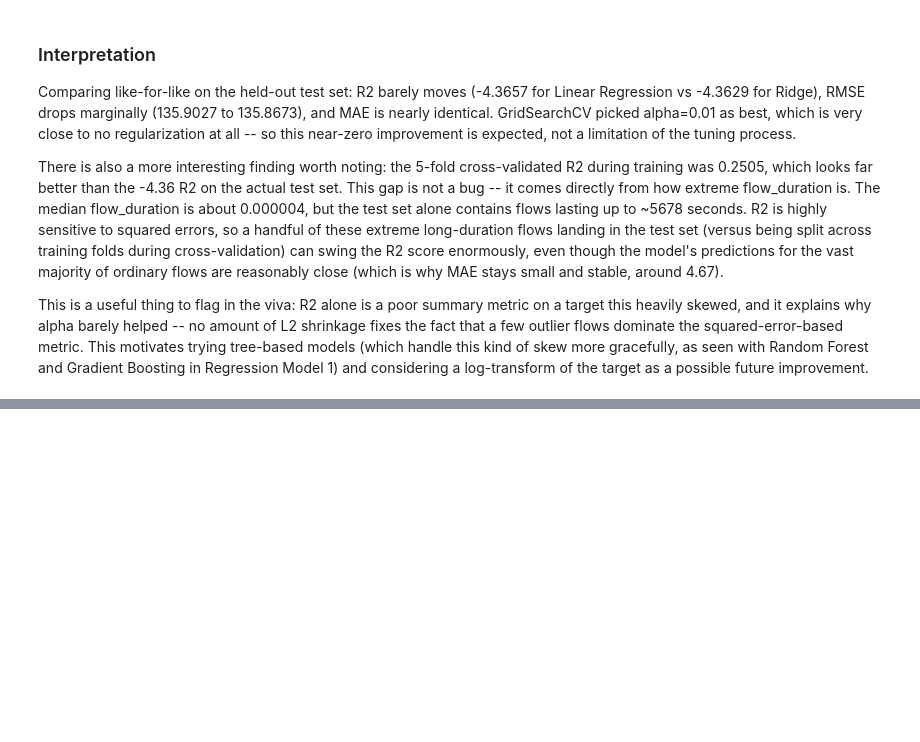
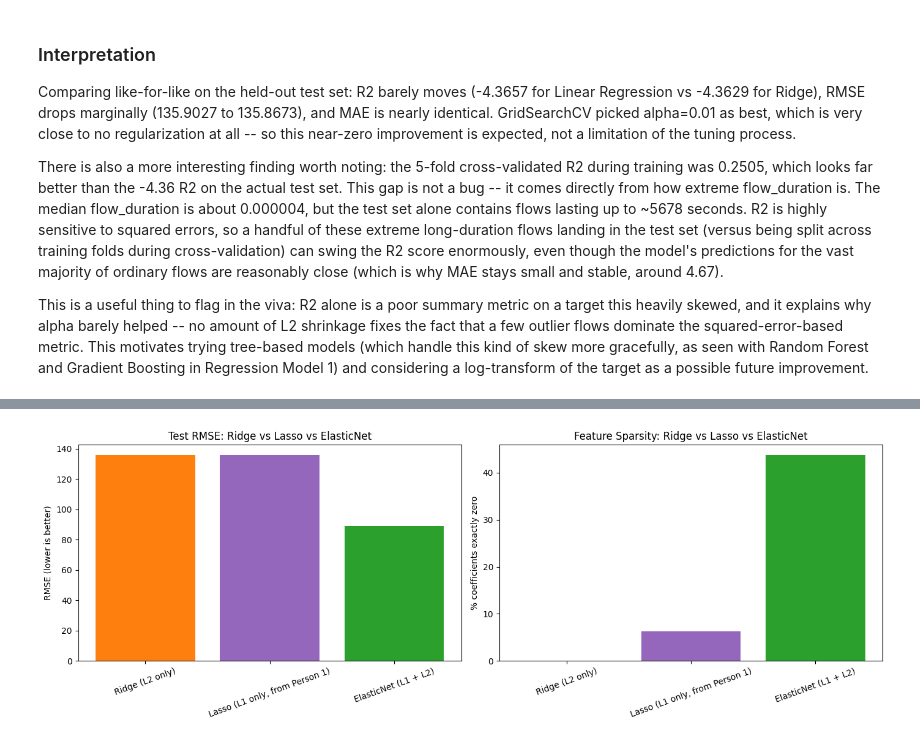
Before and after one commit to likhith1253/ML_Capstone, a Jupyter notebook: regression/regression_2.ipynb, the cells around one changed output, grey strips where cells are left out. Cells and saved outputs as stored; diff of their text form; code cells hidden in the pictures; blank space fills up the shorter version.

```diff
--- a/regression/regression_2.ipynb
+++ b/regression/regression_2.ipynb
@@ -392,0 +473,13 @@ This is a useful thing to flag in the viva: R2 alone is a poor summary metric on
+# %%
+# Evaluate the best ElasticNet model on the held-out test set
+best_en_pipeline = grid_search_en.best_estimator_
+y_pred_en = best_en_pipeline.predict(X_test)
+
+r2_en = r2_score(y_test, y_pred_en)
+rmse_en = np.sqrt(mean_squared_error(y_test, y_pred_en))
+mae_en = mean_absolute_error(y_test, y_pred_en)
+
+print(f"ElasticNet Results (best alpha={best_alpha_en}, best l1_ratio={best_l1_ratio_en}):")
+print(f"R²: {r2_en:.4f}")
+print(f"RMSE: {rmse_en:.4f}")
+print(f"MAE: {mae_en:.4f}")
@@ -392,0 +511,15 @@ This is a useful thing to flag in the viva: R2 alone is a poor summary metric on
+# %%
+# Get ElasticNet coefficients
+en_coefficients = best_en_pipeline.named_steps['regressor'].coef_
+
+en_coef_df = pd.DataFrame({
+    'feature': feature_names,
+    'coefficient': en_coefficients
+}).sort_values('coefficient', key=np.abs, ascending=False)
+
+n_zero_coefs = (en_coefficients == 0).sum()
+n_total_coefs = len(en_coefficients)
+print(f"Number of features with coefficient exactly zero: {n_zero_coefs} out of {n_total_coefs} ({n_zero_coefs/n_total_coefs*100:.2f}% sparsity)")
+print()
+print("Top 15 ElasticNet features by coefficient magnitude:")
+print(en_coef_df.head(15))
@@ -392,0 +595,19 @@ This is a useful thing to flag in the viva: R2 alone is a poor summary metric on
+# %%
+# Visualize the three-way comparison
+fig, axes = plt.subplots(1, 2, figsize=(14, 5))
+
+colors = ['tab:orange', 'tab:purple', 'tab:green']
+axes[0].bar(regularization_comparison['Model'], regularization_comparison['RMSE'], color=colors)
+axes[0].set_ylabel('RMSE (lower is better)')
+axes[0].set_title('Test RMSE: Ridge vs Lasso vs ElasticNet')
+axes[0].tick_params(axis='x', rotation=20)
+
+axes[1].bar(regularization_comparison['Model'], regularization_comparison['Sparsity %'], color=colors)
+axes[1].set_ylabel('% coefficients exactly zero')
+axes[1].set_title('Feature Sparsity: Ridge vs Lasso vs ElasticNet')
+axes[1].tick_params(axis='x', rotation=20)
+
+plt.tight_layout()
+plt.show()
+# %% [output]
+[figure, added]
```
Also changed, not shown: parts of 12 cells of this notebook.
